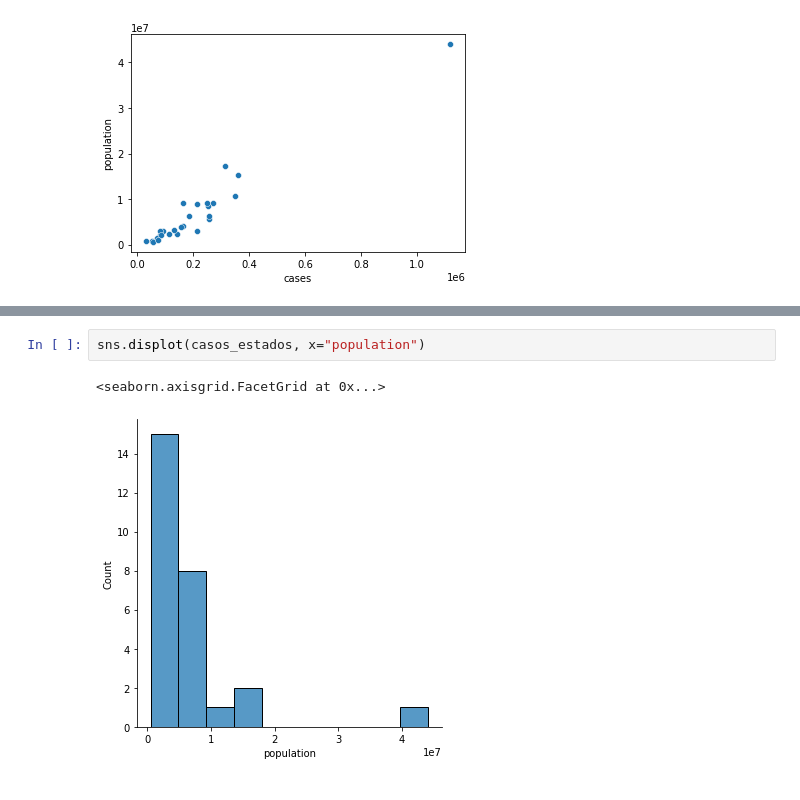
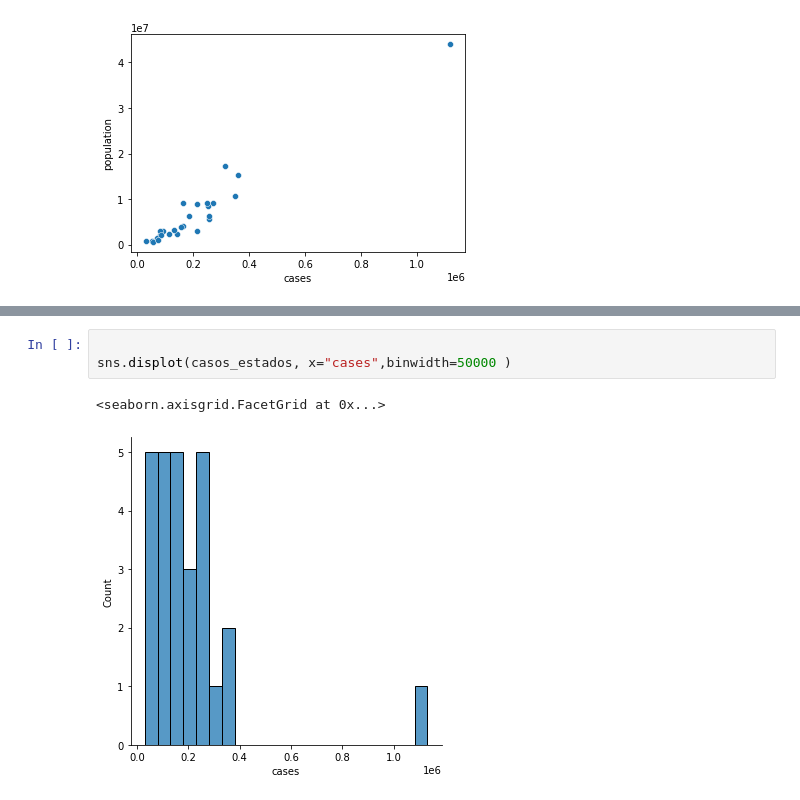
Before and after one commit to Thomasr-02/COVID-DataAnalysis, a Jupyter notebook: dataAnalysis.ipynb, the cells around one changed output, grey strips where cells are left out. Drawn from its saved outputs; the diff is of its cells as text.

Commit message:
add graphic for corr

```diff
--- a/dataAnalysis.ipynb
+++ b/dataAnalysis.ipynb
@@ -151,5 +156,6 @@ sns.scatterplot(data=casos_estados, x="cases",y="population")
 # %%
-sns.displot(casos_estados, x="population")
+
+sns.displot(casos_estados, x="cases",binwidth=50000 )
 # %% [output]
 <seaborn.axisgrid.FacetGrid at 0x...>
-[figure, old version]
+[figure, new version]
```
Also changed, not shown: parts of 1 cell of this notebook.
